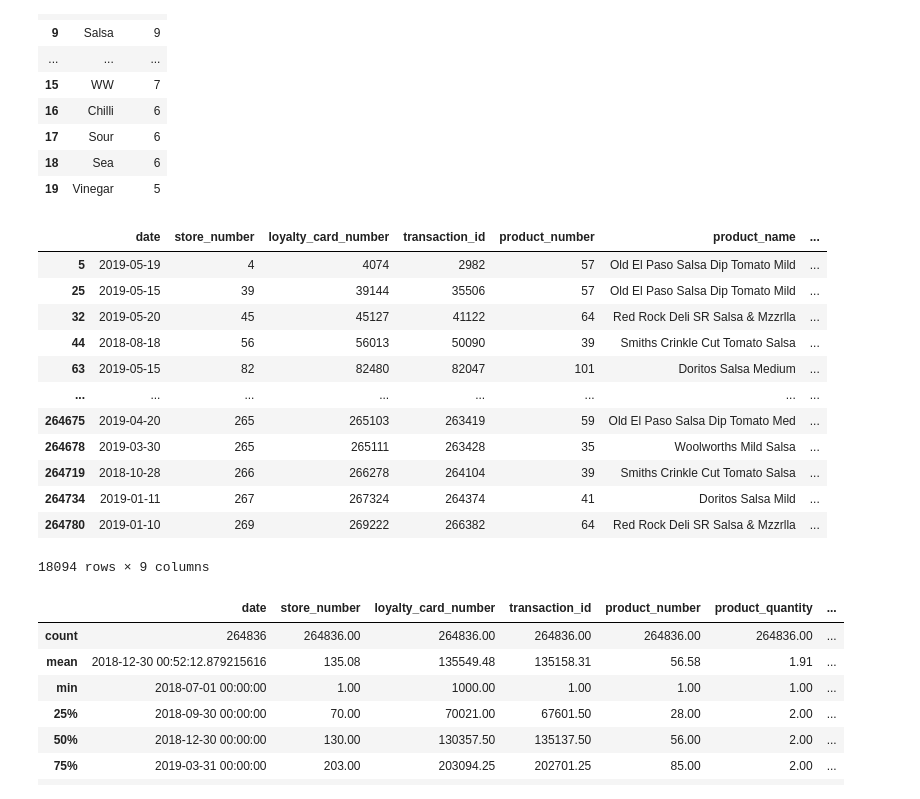
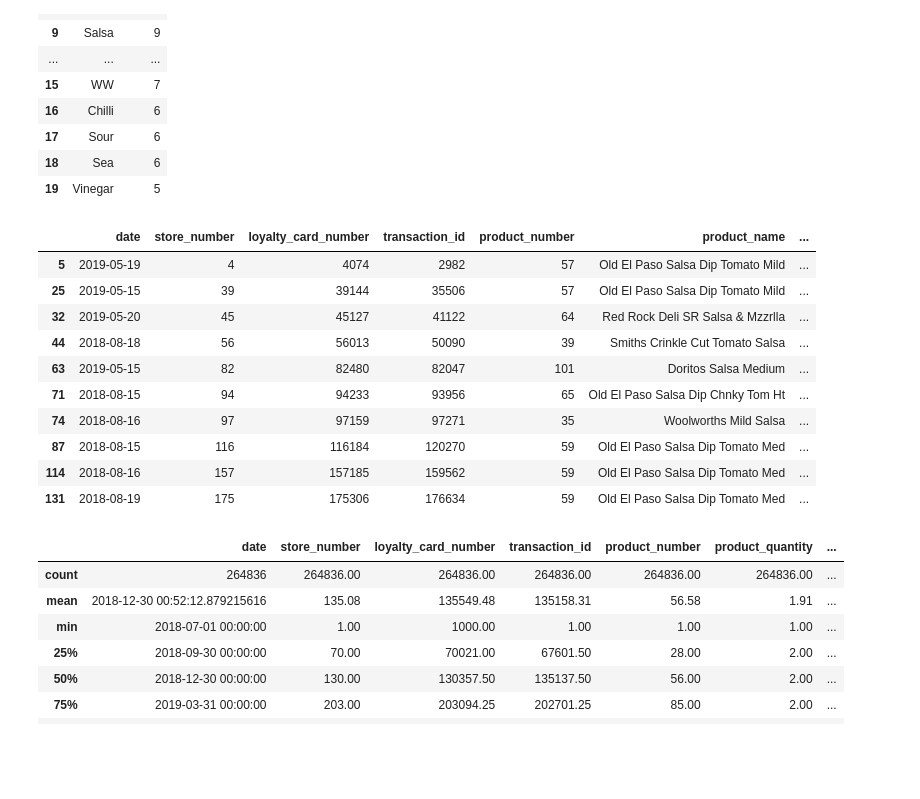
Before and after one commit to 7086600/quantium_project, a Jupyter notebook: quantium.ipynb, the cells around one changed output. Drawn from its saved outputs; the diff is of its cells as text; code cells hidden in the pictures; blank space fills up the shorter version.

```diff
--- a/quantium.ipynb
+++ b/quantium.ipynb
@@ -302,21 +302,19 @@ pd.DataFrame(words_count_set, columns=['word', 'count']).sort_values(by='count',
 | 19 | Vinegar | 5 |
 # %%
 # looking the product names with word 'salsa'
-transactions[transactions['product_name'].str.contains('salsa', case=False, na=False)]
+transactions[transactions['product_name'].str.contains('salsa', case=False, na=False)].head(10)
 # %% [output]
 |  | date | store_number | loyalty_card_number | transaction_id | product_number | product_name | ... |
 | 5 | 2019-05-19 | 4 | 4074 | 2982 | 57 | Old El Paso Salsa Dip Tomato Mild | ... |
 | 25 | 2019-05-15 | 39 | 39144 | 35506 | 57 | Old El Paso Salsa Dip Tomato Mild | ... |
 | 32 | 2019-05-20 | 45 | 45127 | 41122 | 64 | Red Rock Deli SR Salsa & Mzzrlla | ... |
 | 44 | 2018-08-18 | 56 | 56013 | 50090 | 39 | Smiths Crinkle Cut Tomato Salsa | ... |
 | 63 | 2019-05-15 | 82 | 82480 | 82047 | 101 | Doritos Salsa Medium | ... |
-| ... | ... | ... | ... | ... | ... | ... | ... |
-| 264675 | 2019-04-20 | 265 | 265103 | 263419 | 59 | Old El Paso Salsa Dip Tomato Med | ... |
-| 264678 | 2019-03-30 | 265 | 265111 | 263428 | 35 | Woolworths Mild Salsa | ... |
-| 264719 | 2018-10-28 | 266 | 266278 | 264104 | 39 | Smiths Crinkle Cut Tomato Salsa | ... |
-| 264734 | 2019-01-11 | 267 | 267324 | 264374 | 41 | Doritos Salsa Mild | ... |
-| 264780 | 2019-01-10 | 269 | 269222 | 266382 | 64 | Red Rock Deli SR Salsa & Mzzrlla | ... |
+| 71 | 2018-08-15 | 94 | 94233 | 93956 | 65 | Old El Paso Salsa Dip Chnky Tom Ht | ... |
+| 74 | 2018-08-16 | 97 | 97159 | 97271 | 35 | Woolworths Mild Salsa | ... |
+| 87 | 2018-08-15 | 116 | 116184 | 120270 | 59 | Old El Paso Salsa Dip Tomato Med | ... |
+| 114 | 2018-08-16 | 157 | 157185 | 159562 | 59 | Old El Paso Salsa Dip Tomato Med | ... |
+| 131 | 2018-08-19 | 175 | 175306 | 176634 | 59 | Old El Paso Salsa Dip Tomato Med | ... |
-18094 rows × 9 columns
 # %%
 # describing the dataset
 transactions.describe()
```
